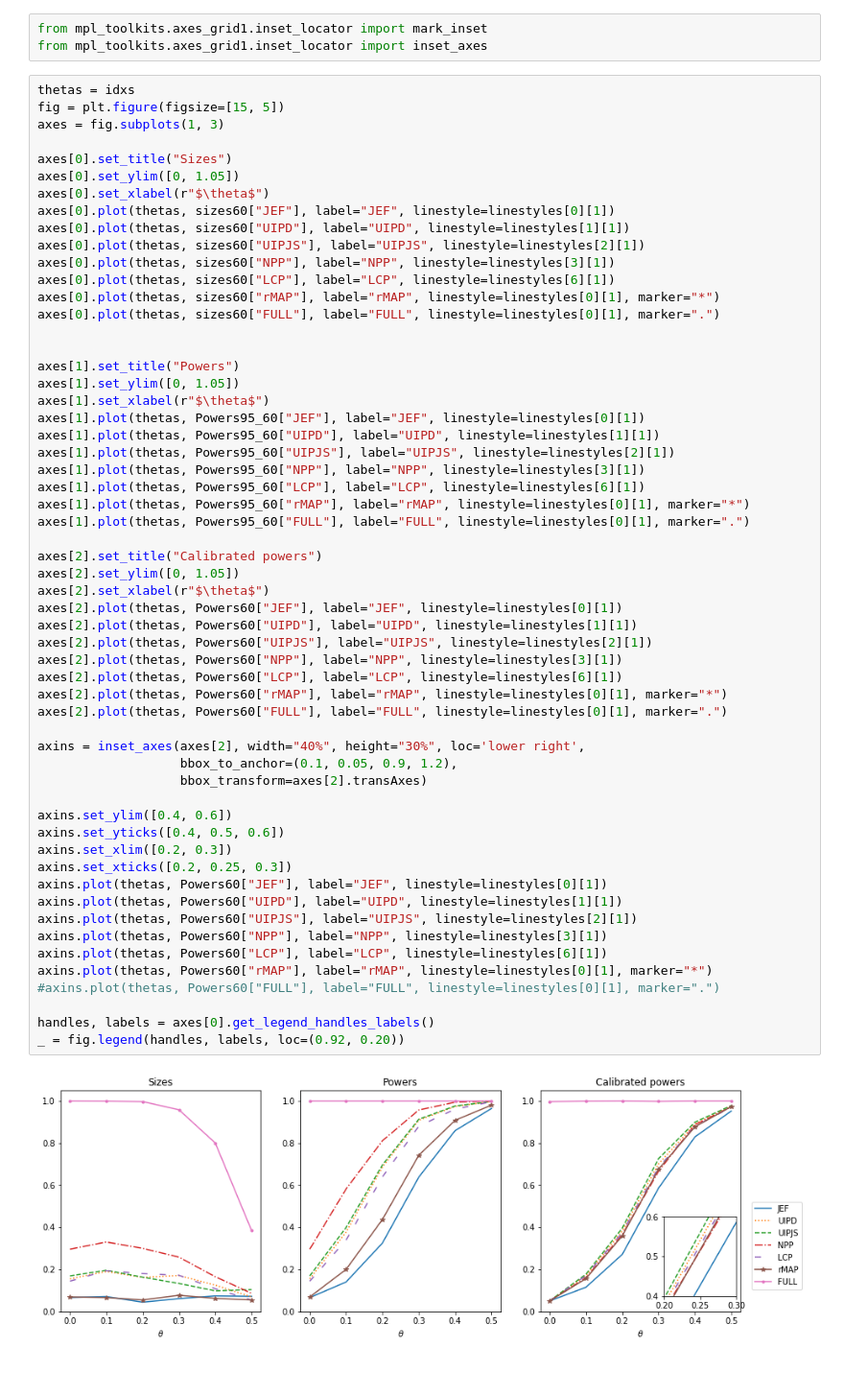
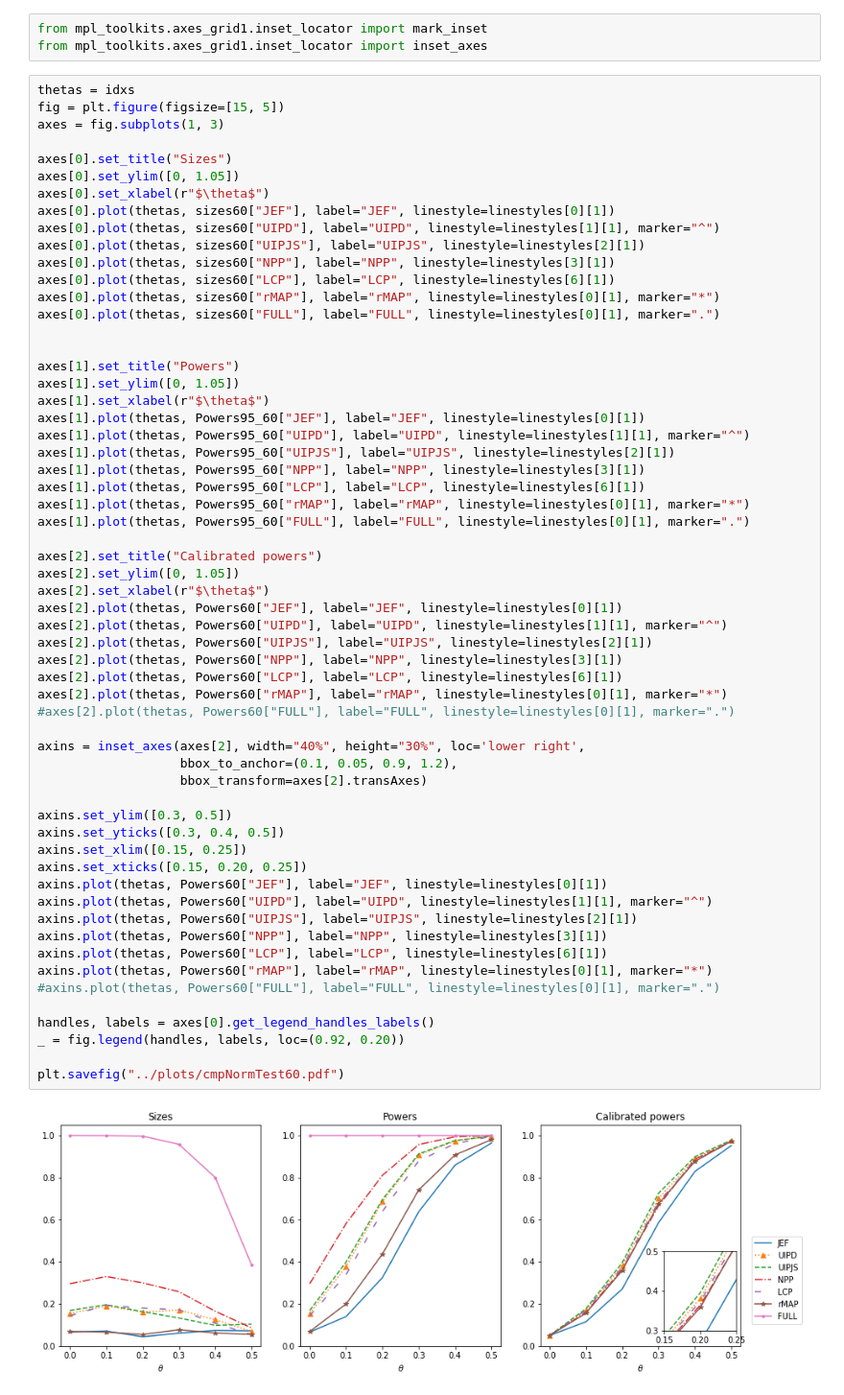
Before and after one commit to JINhuaqing/UIP, a Jupyter notebook: NormSetting/Norm_ana_test.ipynb, the cells around one changed output. Shown: that part at 96% size. Cells and saved outputs as stored; diff of their text form.

```diff
--- a/NormSetting/Norm_ana_test.ipynb
+++ b/NormSetting/Norm_ana_test.ipynb
@@ -379,7 +379,7 @@ axes[0].set_title("Sizes")
 axes[0].set_ylim([0, 1.05])
 axes[0].set_xlabel(r"$\theta$")
 axes[0].plot(thetas, sizes60["JEF"], label="JEF", linestyle=linestyles[0][1])
-axes[0].plot(thetas, sizes60["UIPD"], label="UIPD", linestyle=linestyles[1][1])
+axes[0].plot(thetas, sizes60["UIPD"], label="UIPD", linestyle=linestyles[1][1], marker="^")
 axes[0].plot(thetas, sizes60["UIPJS"], label="UIPJS", linestyle=linestyles[2][1])
 axes[0].plot(thetas, sizes60["NPP"], label="NPP", linestyle=linestyles[3][1])
 axes[0].plot(thetas, sizes60["LCP"], label="LCP", linestyle=linestyles[6][1])
@@ -391,44 +391,46 @@ axes[1].set_title("Powers")
 axes[1].set_ylim([0, 1.05])
 axes[1].set_xlabel(r"$\theta$")
 axes[1].plot(thetas, Powers95_60["JEF"], label="JEF", linestyle=linestyles[0][1])
-axes[1].plot(thetas, Powers95_60["UIPD"], label="UIPD", linestyle=linestyles[1][1])
+axes[1].plot(thetas, Powers95_60["UIPD"], label="UIPD", linestyle=linestyles[1][1], marker="^")
 axes[1].plot(thetas, Powers95_60["UIPJS"], label="UIPJS", linestyle=linestyles[2][1])
 axes[1].plot(thetas, Powers95_60["NPP"], label="NPP", linestyle=linestyles[3][1])
 axes[1].plot(thetas, Powers95_60["LCP"], label="LCP", linestyle=linestyles[6][1])
 axes[1].plot(thetas, Powers95_60["rMAP"], label="rMAP", linestyle=linestyles[0][1], marker="*")
 axes[1].plot(thetas, Powers95_60["FULL"], label="FULL", linestyle=linestyles[0][1], marker=".")
 
 axes[2].set_title("Calibrated powers")
 axes[2].set_ylim([0, 1.05])
 axes[2].set_xlabel(r"$\theta$")
 axes[2].plot(thetas, Powers60["JEF"], label="JEF", linestyle=linestyles[0][1])
-axes[2].plot(thetas, Powers60["UIPD"], label="UIPD", linestyle=linestyles[1][1])
+axes[2].plot(thetas, Powers60["UIPD"], label="UIPD", linestyle=linestyles[1][1], marker="^")
 axes[2].plot(thetas, Powers60["UIPJS"], label="UIPJS", linestyle=linestyles[2][1])
 axes[2].plot(thetas, Powers60["NPP"], label="NPP", linestyle=linestyles[3][1])
 axes[2].plot(thetas, Powers60["LCP"], label="LCP", linestyle=linestyles[6][1])
 axes[2].plot(thetas, Powers60["rMAP"], label="rMAP", linestyle=linestyles[0][1], marker="*")
-axes[2].plot(thetas, Powers60["FULL"], label="FULL", linestyle=linestyles[0][1], marker=".")
+#axes[2].plot(thetas, Powers60["FULL"], label="FULL", linestyle=linestyles[0][1], marker=".")
 
 axins = inset_axes(axes[2], width="40%", height="30%", loc='lower right',
                    bbox_to_anchor=(0.1, 0.05, 0.9, 1.2),
                    bbox_transform=axes[2].transAxes)
 
-axins.set_ylim([0.4, 0.6])
-axins.set_yticks([0.4, 0.5, 0.6])
-axins.set_xlim([0.2, 0.3])
-axins.set_xticks([0.2, 0.25, 0.3])
+axins.set_ylim([0.3, 0.5])
+axins.set_yticks([0.3, 0.4, 0.5])
+axins.set_xlim([0.15, 0.25])
+axins.set_xticks([0.15, 0.20, 0.25])
 axins.plot(thetas, Powers60["JEF"], label="JEF", linestyle=linestyles[0][1])
-axins.plot(thetas, Powers60["UIPD"], label="UIPD", linestyle=linestyles[1][1])
+axins.plot(thetas, Powers60["UIPD"], label="UIPD", linestyle=linestyles[1][1], marker="^")
 axins.plot(thetas, Powers60["UIPJS"], label="UIPJS", linestyle=linestyles[2][1])
 axins.plot(thetas, Powers60["NPP"], label="NPP", linestyle=linestyles[3][1])
 axins.plot(thetas, Powers60["LCP"], label="LCP", linestyle=linestyles[6][1])
 axins.plot(thetas, Powers60["rMAP"], label="rMAP", linestyle=linestyles[0][1], marker="*")
 #axins.plot(thetas, Powers60["FULL"], label="FULL", linestyle=linestyles[0][1], marker=".")
 
 handles, labels = axes[0].get_legend_handles_labels()
 _ = fig.legend(handles, labels, loc=(0.92, 0.20))
+
+plt.savefig("../plots/cmpNormTest60.pdf")
 # %% [output]
-[figure, old version]
+[figure, new version]
 # %%
 thetas = idxs
 fig = plt.figure(figsize=[15, 5])
```
Also changed, not shown: parts of 1 cell of this notebook, 25 other files.
